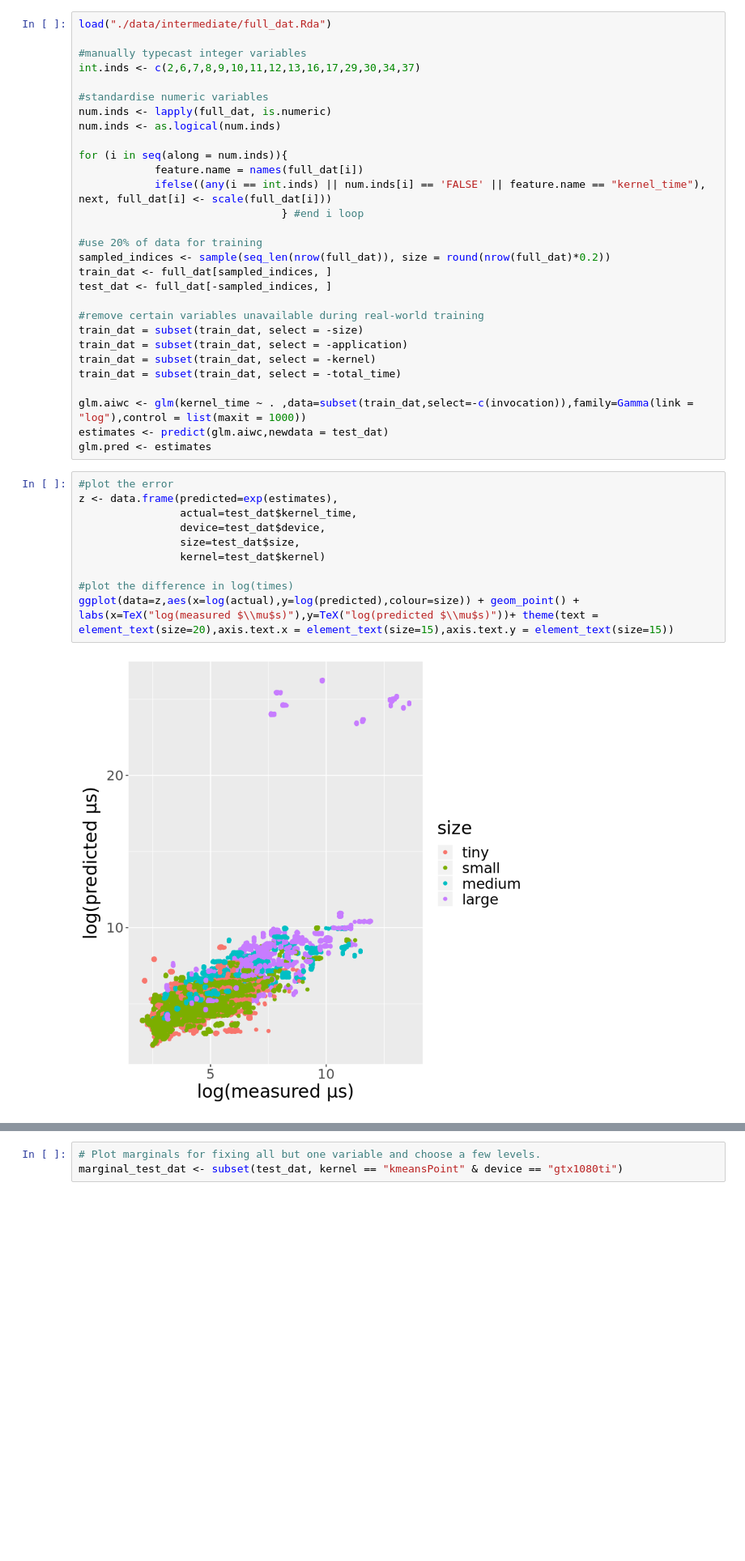
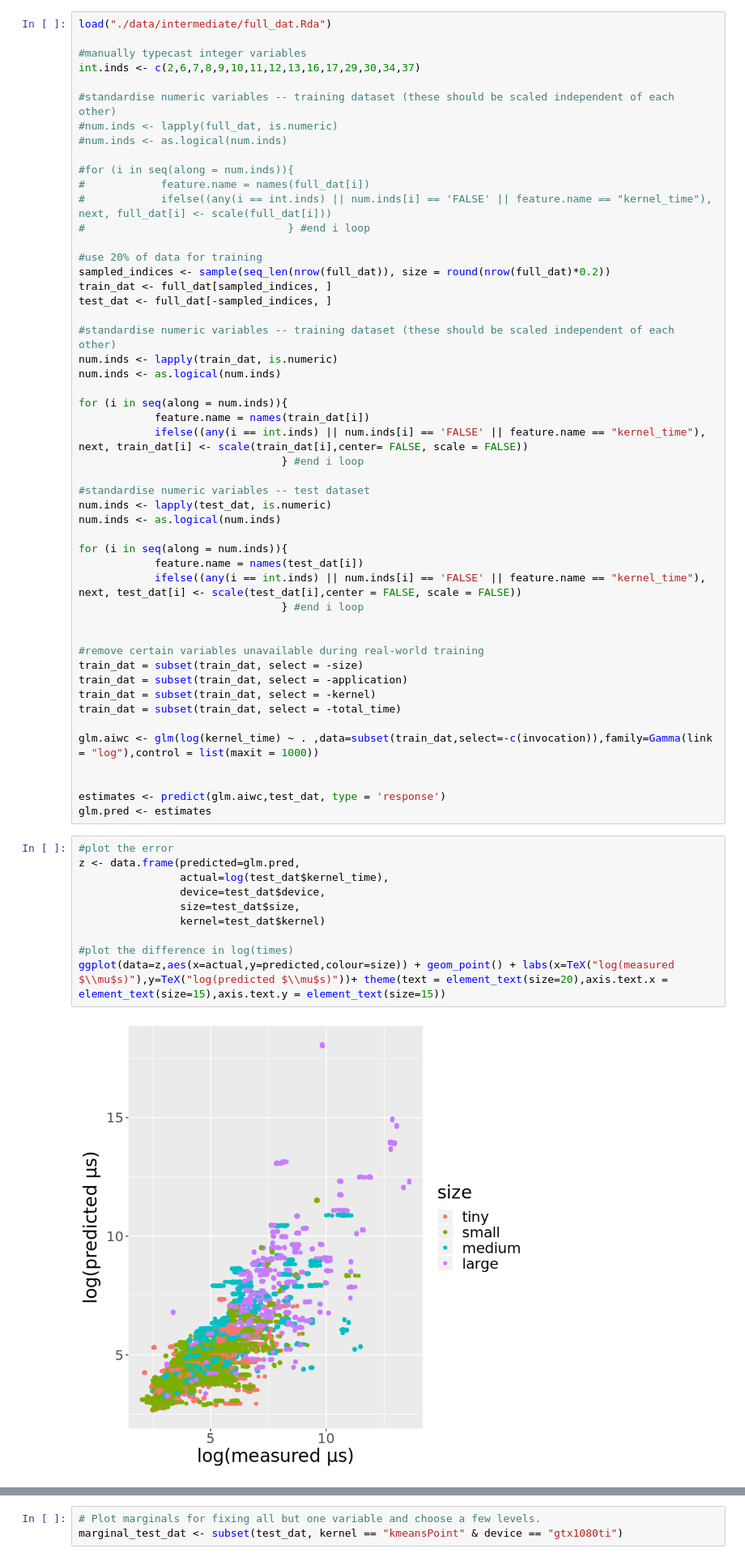
Before and after one commit to BeauJoh/opencl-predictions-with-aiwc, a Jupyter notebook: OpenCL Performance Prediction using Architecture-Independent Features.ipynb, the cells around one changed output, grey strips where cells are left out. Shown: that part at 81% size. Saved outputs shown, nothing was run; the diff lists cells and outputs as text; blank space fills up the shorter version.

```diff
--- a/OpenCL Performance Prediction using Architecture-Independent Features.ipynb
+++ b/OpenCL Performance Prediction using Architecture-Independent Features.ipynb
@@ -437,19 +444,38 @@ load("./data/intermediate/full_dat.Rda")
 #manually typecast integer variables
 int.inds <- c(2,6,7,8,9,10,11,12,13,16,17,29,30,34,37)
 
-#standardise numeric variables
-num.inds <- lapply(full_dat, is.numeric)
-num.inds <- as.logical(num.inds)
+#standardise numeric variables -- training dataset (these should be scaled independent of each other)
+#num.inds <- lapply(full_dat, is.numeric)
+#num.inds <- as.logical(num.inds)
 
-for (i in seq(along = num.inds)){
-            feature.name = names(full_dat[i])
-            ifelse((any(i == int.inds) || num.inds[i] == 'FALSE' || feature.name == "kernel_time"), next, full_dat[i] <- scale(full_dat[i]))
-                                } #end i loop
+#for (i in seq(along = num.inds)){
+#            feature.name = names(full_dat[i])
+#            ifelse((any(i == int.inds) || num.inds[i] == 'FALSE' || feature.name == "kernel_time"), next, full_dat[i] <- scale(full_dat[i]))
+#                                } #end i loop
 
 #use 20% of data for training
 sampled_indices <- sample(seq_len(nrow(full_dat)), size = round(nrow(full_dat)*0.2))
 train_dat <- full_dat[sampled_indices, ]
 test_dat <- full_dat[-sampled_indices, ]
+
+#standardise numeric variables -- training dataset (these should be scaled independent of each other)
+num.inds <- lapply(train_dat, is.numeric)
+num.inds <- as.logical(num.inds)
+
+for (i in seq(along = num.inds)){
+            feature.name = names(train_dat[i])
+            ifelse((any(i == int.inds) || num.inds[i] == 'FALSE' || feature.name == "kernel_time"), next, train_dat[i] <- scale(train_dat[i],center= FALSE, scale = FALSE))
+                                } #end i loop
+
+#standardise numeric variables -- test dataset
+num.inds <- lapply(test_dat, is.numeric)
+num.inds <- as.logical(num.inds)
+
+for (i in seq(along = num.inds)){
+            feature.name = names(test_dat[i])
+            ifelse((any(i == int.inds) || num.inds[i] == 'FALSE' || feature.name == "kernel_time"), next, test_dat[i] <- scale(test_dat[i],center = FALSE, scale = FALSE))
+                                } #end i loop
+
 
 #remove certain variables unavailable during real-world training
 train_dat = subset(train_dat, select = -size)
@@ -457,20 +483,22 @@ train_dat = subset(train_dat, select = -application)
 train_dat = subset(train_dat, select = -kernel)
 train_dat = subset(train_dat, select = -total_time)
 
-glm.aiwc <- glm(kernel_time ~ . ,data=subset(train_dat,select=-c(invocation)),family=Gamma(link = "log"),control = list(maxit = 1000))
-estimates <- predict(glm.aiwc,newdata = test_dat)
+glm.aiwc <- glm(log(kernel_time) ~ . ,data=subset(train_dat,select=-c(invocation)),family=Gamma(link = "log"),control = list(maxit = 1000))
+
+
+estimates <- predict(glm.aiwc,test_dat, type = 'response')
 glm.pred <- estimates
 # %%
 #plot the error
-z <- data.frame(predicted=exp(estimates),
-                actual=test_dat$kernel_time,
+z <- data.frame(predicted=glm.pred,
+                actual=log(test_dat$kernel_time),
                 device=test_dat$device,
                 size=test_dat$size,
                 kernel=test_dat$kernel)
 
 #plot the difference in log(times)
-ggplot(data=z,aes(x=log(actual),y=log(predicted),colour=size)) + geom_point() + labs(x=TeX("log(measured $\\mu$s)"),y=TeX("log(predicted $\\mu$s)"))+ theme(text = element_text(size=20),axis.text.x = element_text(size=15),axis.text.y = element_text(size=15))
+ggplot(data=z,aes(x=actual,y=predicted,colour=size)) + geom_point() + labs(x=TeX("log(measured $\\mu$s)"),y=TeX("log(predicted $\\mu$s)"))+ theme(text = element_text(size=20),axis.text.x = element_text(size=15),axis.text.y = element_text(size=15))
 # %% [output]
-[figure, old version]
+[figure, new version]
 # %%
 for (i in seq(1,10)){
```
Also changed, not shown: parts of 11 cells of this notebook.
